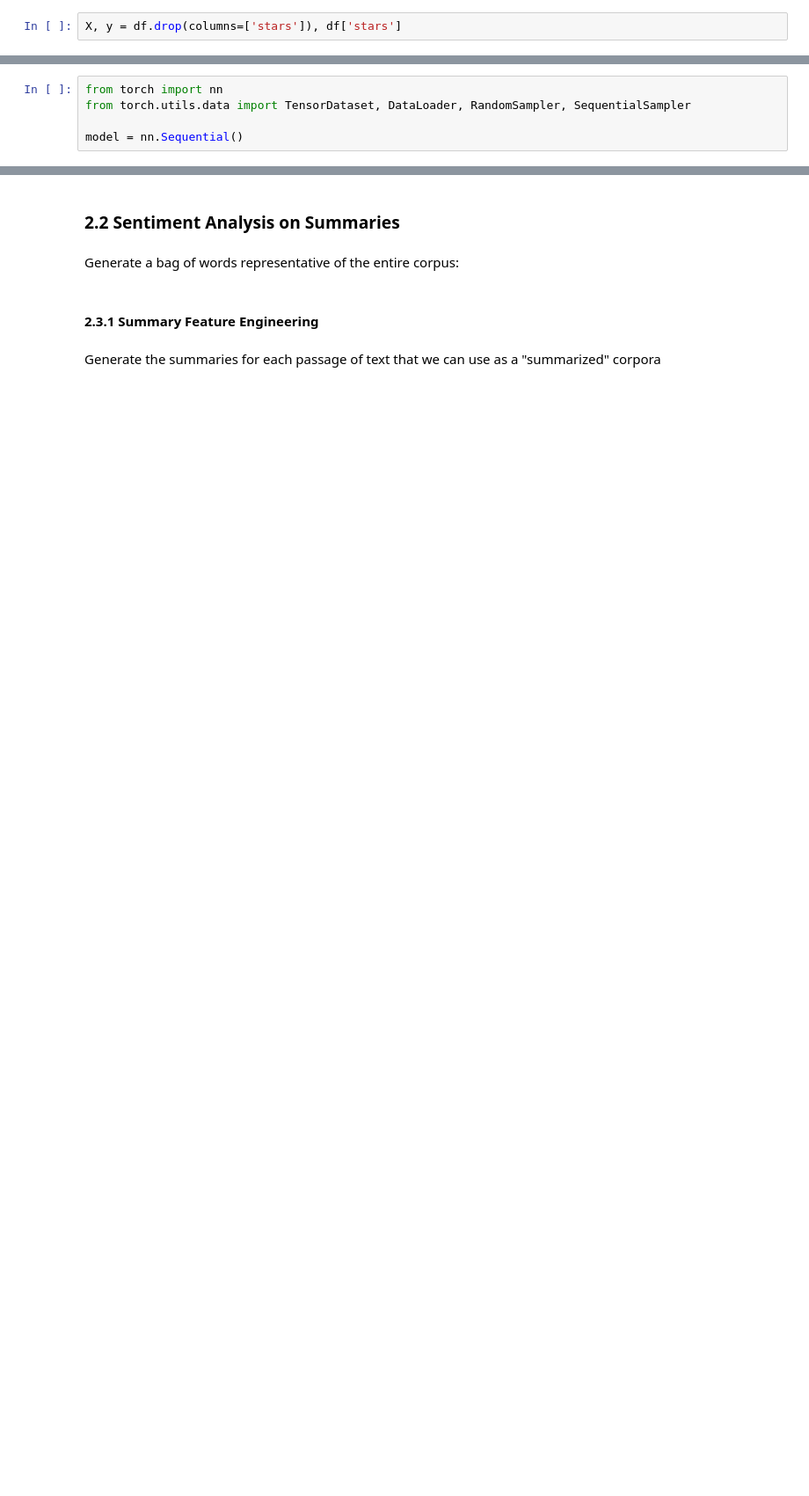
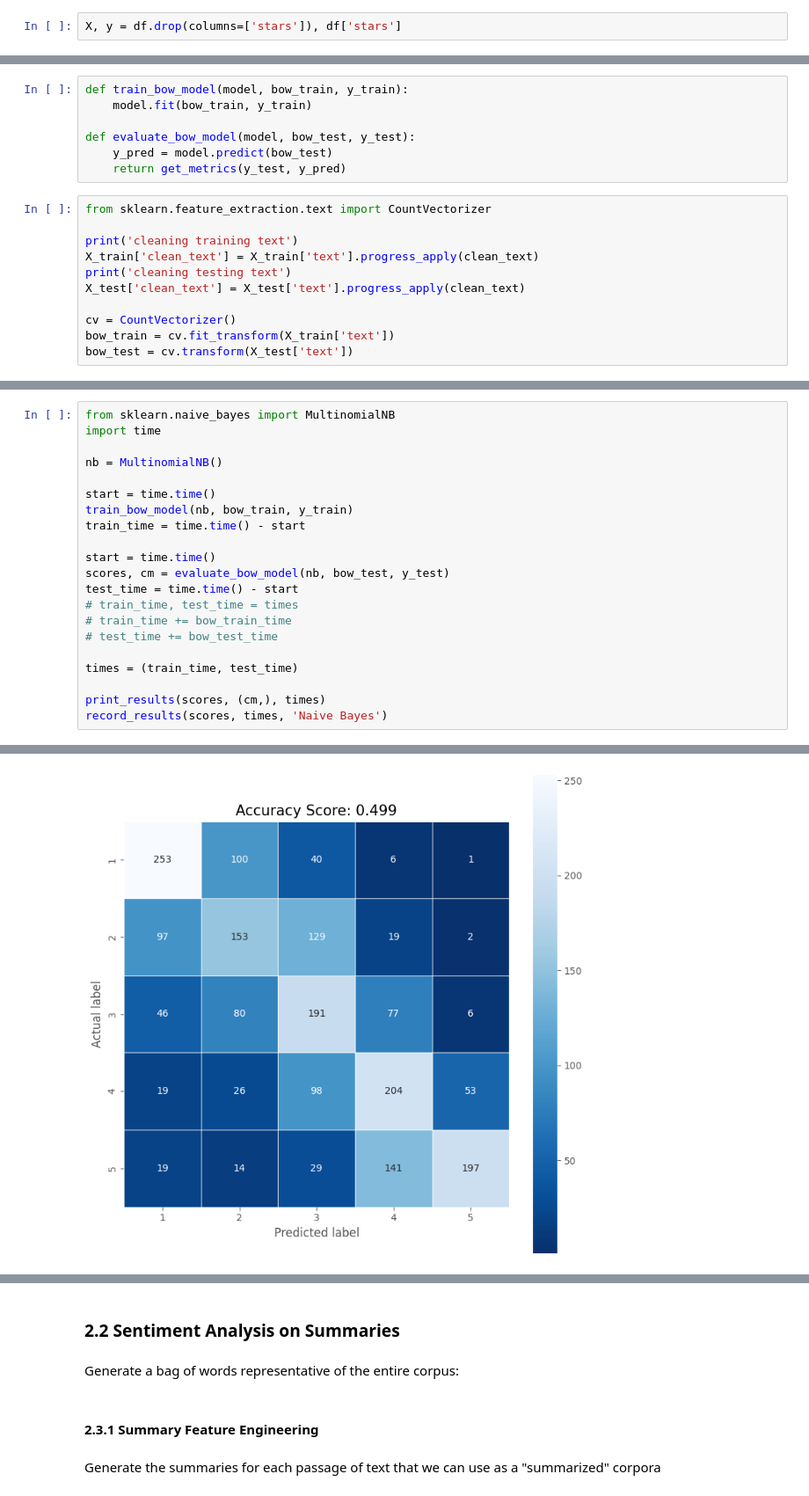
Before and after one commit to raian621/FinalProjectNLP, a Jupyter notebook: FinalProjectNLP.ipynb, the cells around one changed output, grey strips where cells are left out. Shown: that part at 88% size. Cells and saved outputs as stored; diff of their text form; blank space fills up the shorter version.

```diff
--- a/FinalProjectNLP.ipynb
+++ b/FinalProjectNLP.ipynb
@@ -458,5 +322,0 @@ You should probably TRAIN this model on a down-stream task to be able to use it
-# %%
-from torch import nn
-from torch.utils.data import TensorDataset, DataLoader, RandomSampler, SequentialSampler
-
-model = nn.Sequential()
@@ -462,0 +416,18 @@ model = nn.Sequential()
+# %%
+def train_bow_model(model, bow_train, y_train):
+    model.fit(bow_train, y_train)
+
+def evaluate_bow_model(model, bow_test, y_test):
+    y_pred = model.predict(bow_test)
+    return get_metrics(y_test, y_pred)
+# %%
+from sklearn.feature_extraction.text import CountVectorizer
+
+print('cleaning training text')
+X_train['clean_text'] = X_train['text'].progress_apply(clean_text)
+print('cleaning testing text')
+X_test['clean_text'] = X_test['text'].progress_apply(clean_text)
+
+cv = CountVectorizer()
+bow_train = cv.fit_transform(X_train['text'])
+bow_test = cv.transform(X_test['text'])
@@ -462,0 +437,22 @@ model = nn.Sequential()
+# %%
+from sklearn.naive_bayes import MultinomialNB
+import time
+
+nb = MultinomialNB()
+
+start = time.time()
+train_bow_model(nb, bow_train, y_train)
+train_time = time.time() - start
+
+start = time.time()
+scores, cm = evaluate_bow_model(nb, bow_test, y_test)
+test_time = time.time() - start
+# train_time, test_time = times
+# train_time += bow_train_time
+# test_time += bow_test_time
+
+times = (train_time, test_time)
+
+print_results(scores, (cm,), times)
+record_results(scores, times, 'Naive Bayes')
+# %% [output]
@@ -462,0 +466 @@ model = nn.Sequential()
+[figure, added]
```
Also changed, not shown: parts of 54 cells of this notebook, 2 other files.
